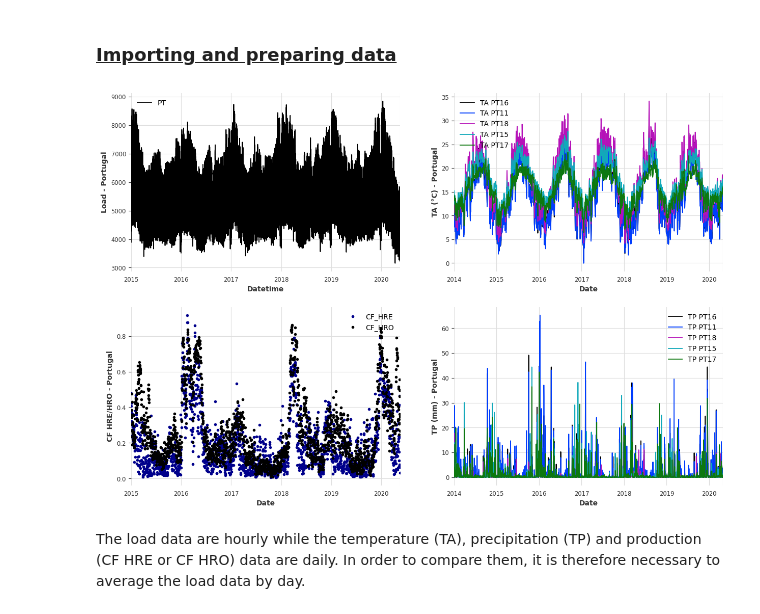
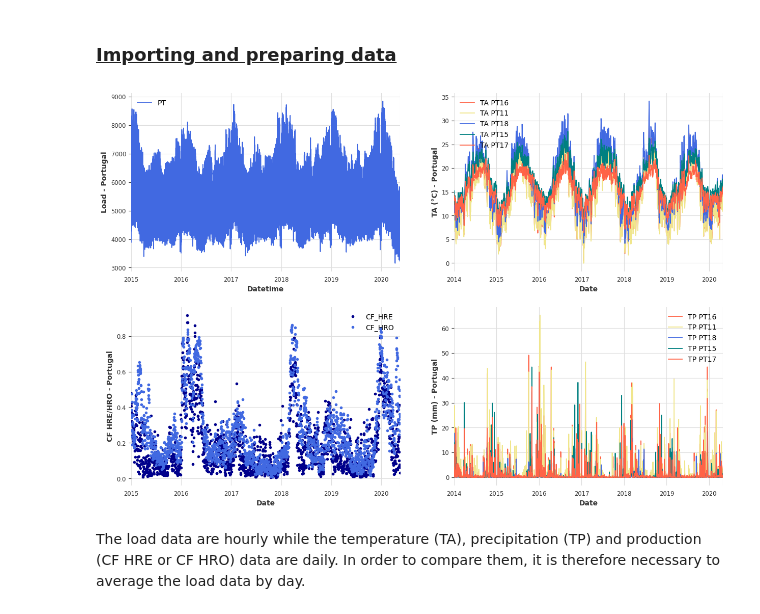
Before and after one commit to CastanieAlexandre/Forecast-of-hydroelectric-production-in-Portugal-with-RF-XGboost-and-Nbeats, a Jupyter notebook: Notebook_ML.ipynb, the cells around one changed output. Cells and saved outputs as stored; diff of their text form; code cells hidden in the pictures.

```diff
--- a/Notebook_ML.ipynb
+++ b/Notebook_ML.ipynb
@@ -46,14 +46,14 @@ df_HRE=index_datetime(df_HRE)
 df_HRE.rename(columns={'PT':'CF_HRE'},inplace=True)
 # %%
 fig,axs=plt.subplots(2,2,figsize=(15,10))
-df_load.plot(ax=axs[0,0],ylabel='Load - Portugal')
+df_load.plot(ax=axs[0,0],ylabel='Load - Portugal', color='royalblue')
 df_HRE.plot(ax=axs[1,0], c='DarkBlue', label='HRE',style='.')
-df_HRO.plot(ax=axs[1,0], ylabel='CF HRE/HRO - Portugal',label='HRO',style='.')
-df_TA.plot(ax=axs[0,1],ylabel='TA (°C) - Portugal')
-df_TP.plot(ax=axs[1,1],ylabel='TP (mm) - Portugal')
+df_HRO.plot(ax=axs[1,0], ylabel='CF HRE/HRO - Portugal',label='HRO',style='.',color='royalblue')
+df_TA.plot(ax=axs[0,1],ylabel='TA (°C) - Portugal',color=['tomato','khaki','royalblue','teal'])
+df_TP.plot(ax=axs[1,1],ylabel='TP (mm) - Portugal',color=['tomato','khaki','royalblue','teal'])
 plt.show()
 # %% [output]
-[figure, old version]
+[figure, new version]
 # %% [markdown]
 The load data are hourly while the temperature (TA), precipitation (TP) and production (CF HRE or CF HRO) data are daily. In order to compare them, it is therefore necessary to average the load data by day.
 # %%
```
Also changed, not shown: parts of 18 cells of this notebook, 1 other file.
